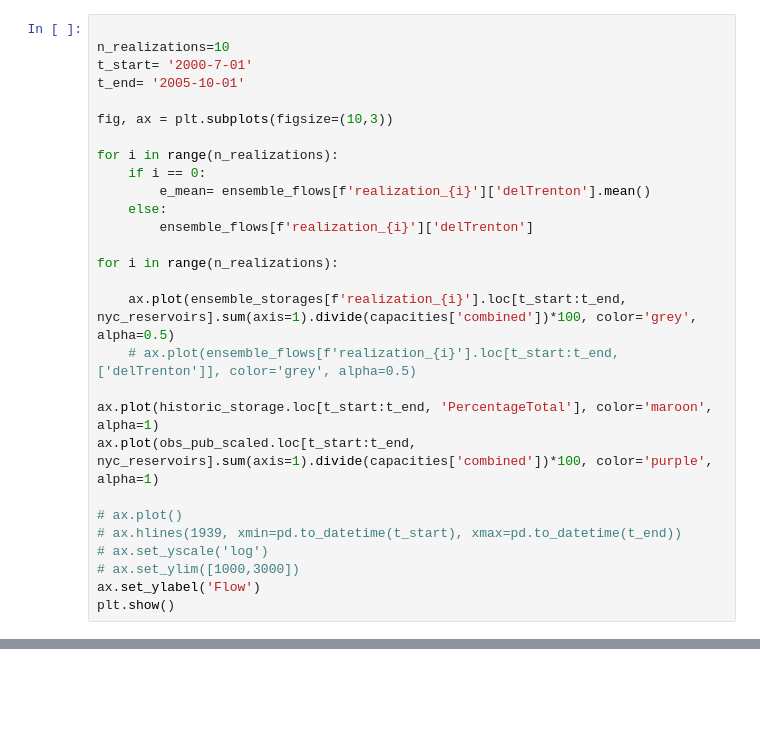
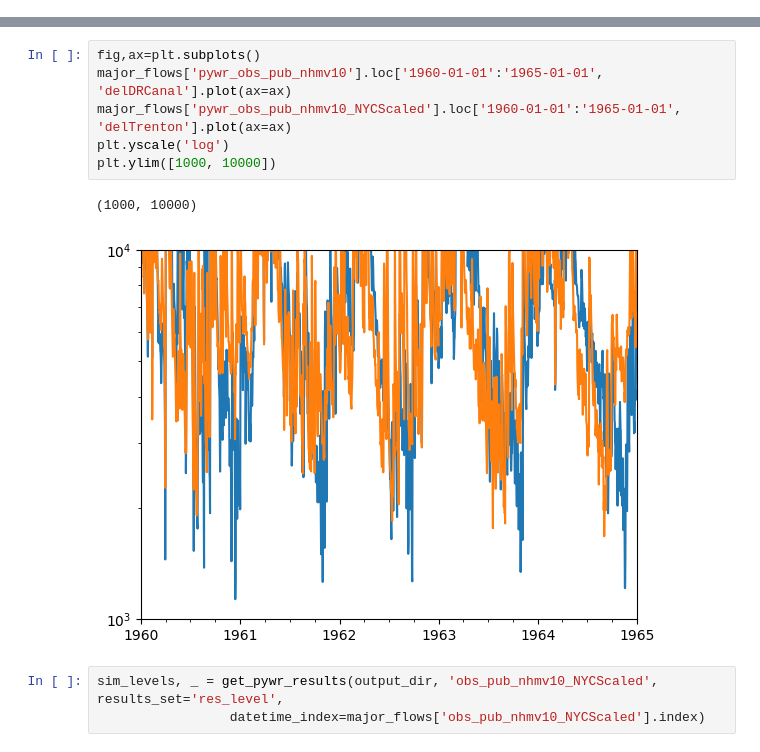
Before and after one commit to Pywr-DRB/Pywr-DRB, a Jupyter notebook: notebooks/explore_historic_ensemble_results.ipynb, the cells around one changed output, grey strips where cells are left out. Saved outputs shown, nothing was run; the diff lists cells and outputs as text; blank space fills up the shorter version.

```diff
--- a/notebooks/explore_historic_ensemble_results.ipynb
+++ b/notebooks/explore_historic_ensemble_results.ipynb
@@ -65,28 +52,0 @@ historic_storage.index = pd.to_datetime(historic_storage.index)
-# %%
-
-n_realizations=10
-t_start= '2000-7-01'
-t_end= '2005-10-01'
-
-fig, ax = plt.subplots(figsize=(10,3))
-
-for i in range(n_realizations):
-    if i == 0:
-        e_mean= ensemble_flows[f'realization_{i}']['delTrenton'].mean()
-    else:
-        ensemble_flows[f'realization_{i}']['delTrenton']
-
-for i in range(n_realizations):
-
-    ax.plot(ensemble_storages[f'realization_{i}'].loc[t_start:t_end, nyc_reservoirs].sum(axis=1).divide(capacities['combined'])*100, color='grey', alpha=0.5)
-    # ax.plot(ensemble_flows[f'realization_{i}'].loc[t_start:t_end,['delTrenton']], color='grey', alpha=0.5)
-
-ax.plot(historic_storage.loc[t_start:t_end, 'PercentageTotal'], color='maroon', alpha=1)
-ax.plot(obs_pub_scaled.loc[t_start:t_end, nyc_reservoirs].sum(axis=1).divide(capacities['combined'])*100, color='purple', alpha=1)
-
-# ax.plot()
-# ax.hlines(1939, xmin=pd.to_datetime(t_start), xmax=pd.to_datetime(t_end))
-# ax.set_yscale('log')
-# ax.set_ylim([1000,3000])
-ax.set_ylabel('Flow')
-plt.show()
@@ -241,0 +125,12 @@ plot_combined_nyc_storage()
+# %%
+fig,ax=plt.subplots()
+major_flows['pywr_obs_pub_nhmv10'].loc['1960-01-01':'1965-01-01', 'delDRCanal'].plot(ax=ax)
+major_flows['pywr_obs_pub_nhmv10_NYCScaled'].loc['1960-01-01':'1965-01-01', 'delTrenton'].plot(ax=ax)
+plt.yscale('log')
+plt.ylim([1000, 10000])
+# %% [output]
+(1000, 10000)
+[figure, added]
+# %%
+sim_levels, _ = get_pywr_results(output_dir, 'obs_pub_nhmv10_NYCScaled', results_set='res_level',
+                 datetime_index=major_flows['obs_pub_nhmv10_NYCScaled'].index)
```
Also changed, not shown: parts of 14 cells of this notebook, 6 other files.
